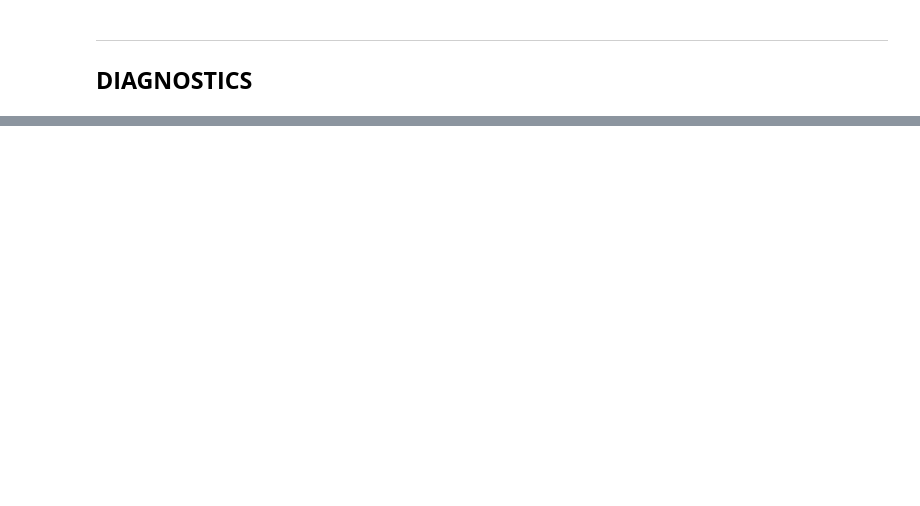
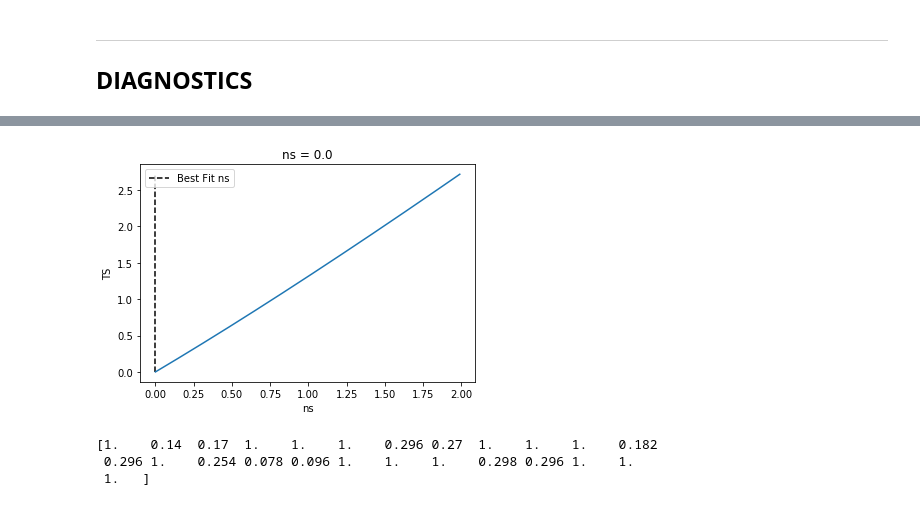
Before and after one commit to MACampana/IceCube_Intro, a Jupyter notebook: IntroAnalyses.ipynb, the cells around one changed output, grey strips where cells are left out. Cells and saved outputs as stored; diff of their text form; code cells hidden in the pictures; blank space fills up the shorter version.

Commit message:
LLH now uses only one class. Implemented better energy PDF binning. Simplistic grid search completed/plotted.

```diff
--- a/IntroAnalyses.ipynb
+++ b/IntroAnalyses.ipynb
@@ -1079,15 +1014,17 @@ Chi2 Fit scale:  1.0143200606465839
 # %%
 nss = np.arange(0,2,.01)
 ys = []
 for ns in nss:
-    ys.append(Do_TS_Calcs.calc_TS(ns))
+    ys.append(GC_LLH.calc_TS(ns))
 plt.plot(nss, ys)
 plt.vlines(bf_ns,np.min(ys),np.max(ys), linestyle='--', label='Best Fit ns')
 plt.xlabel('ns')
 plt.ylabel('TS')
 plt.title('ns = {}'.format(np.round(bf_ns,3)))
 plt.legend()
 plt.show()
+# %% [output]
+[figure, added]
 # %%
 #Evaluating at Grid Points
 #Set grid points
@@ -1095,23 +1032,21 @@ plt.show()
 #NOTE: .5 deg = .00873 rad
 #      .2 deg = .00349 rad
 
-grid_decs = np.arange(GC_dec-.00873, GC_dec+.00873, .00349)
-grid_ras  = np.arange(GC_ra-.00873, GC_ra+.00873, .00349)
+grid_decs = np.linspace(GC_dec-.00873, GC_dec+.00873, 5)
+grid_ras  = np.linspace(GC_ra-.00873, GC_ra+.00873, 5)
 dd, rr = np.meshgrid(grid_decs, grid_ras)
 
 grid_dec_coords = dd.flatten()
 grid_ra_coords = rr.flatten()
 
+#Initialize
+gridGC_LLH = Single_Source_LLH(Data_events, MC_events, GC_arr, gamma=2.0)
 #Loop over grid points, get ns and TS at each
 grid_ns_list = []
 grid_TS_list = []
 for grid_dec, grid_ra in zip(grid_dec_coords, grid_ra_coords):
-    Grid_Spatial = Single_Source_Spatial_Dists(Data_DEC, RA_use, Data_AngErr, grid_dec, grid_ra)
-    S_s = Grid_Spatial.signal_spatial()
-    B_s = Grid_Spatial.background_spatial()
-
-    Grid_TS_Calc = Single_Source_TestStatistic(S_s, B_s, S_e, B_e)
-    bf_ns, TS = Grid_TS_Calc.minimize_TS()
+    gridGC_LLH.new_source_sig_spat(grid_dec, grid_ra)
+    bf_ns, TS = gridGC_LLH.minimize_TS()
 
     grid_ns_list.append(bf_ns)
     grid_TS_list.append(TS)
@@ -1129,3 +1064,7 @@ for ts in grid_TS_list:
 grid_pval_list = np.array(grid_pval_list)
 
 print(grid_pval_list)
+# %% [output]
+[1.    0.14  0.17  1.    1.    1.    0.296 0.27  1.    1.    1.    0.182
+ 0.296 1.    0.254 0.078 0.096 1.    1.    1.    0.298 0.296 1.    1.
+ 1.   ]
```
Also changed, not shown: parts of 16 cells of this notebook.
